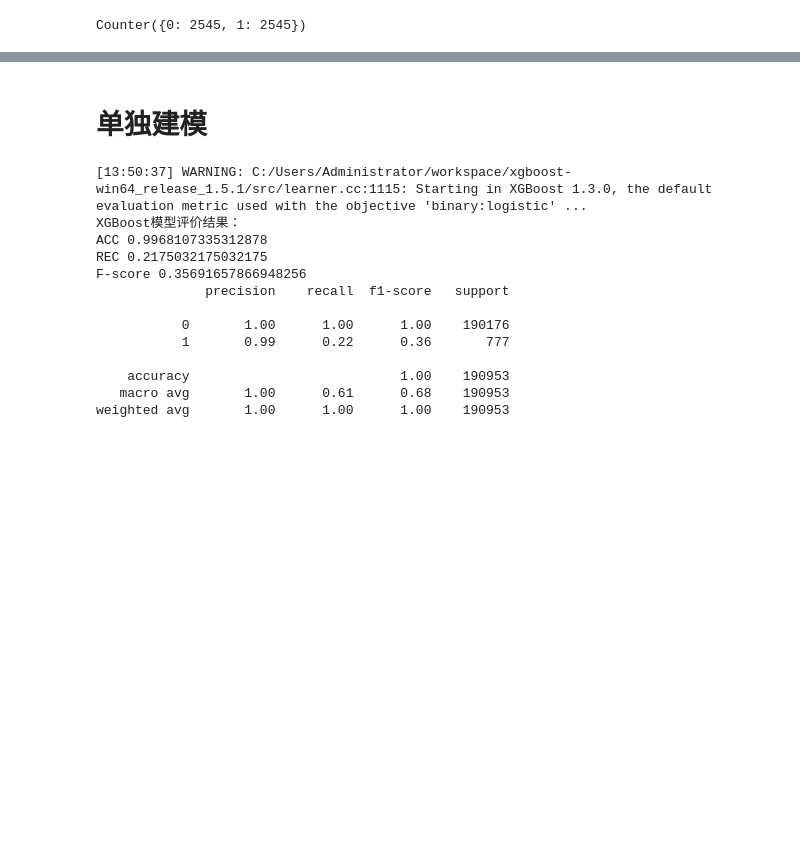
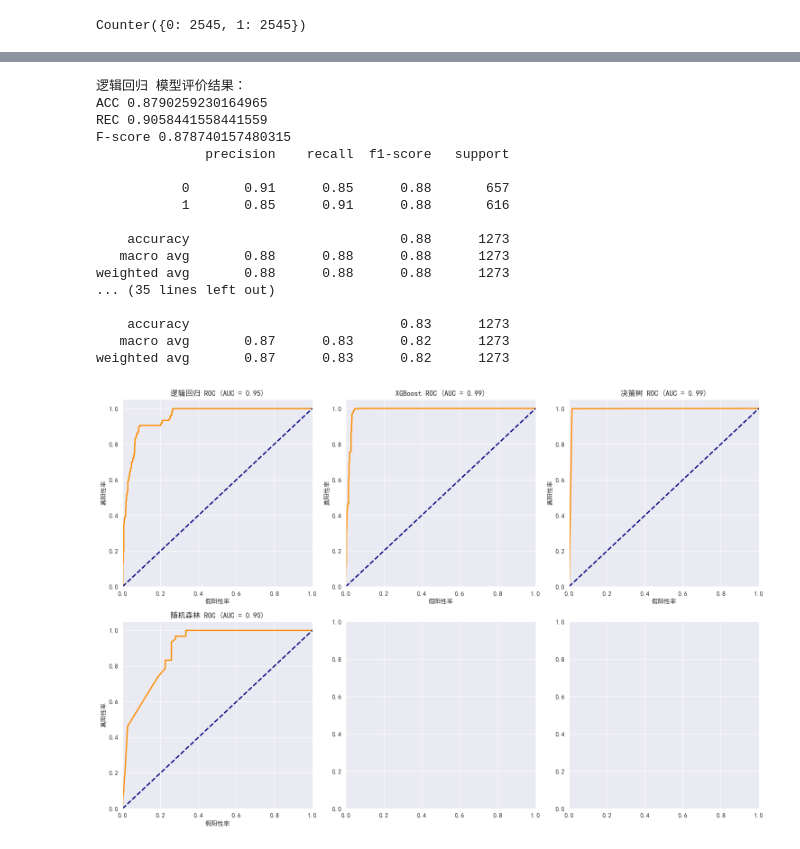
Before and after one commit to StarCodeQuest/-, a Jupyter notebook: 45/Q1_加盖装置定位故障5001.ipynb, the cells around one changed output, grey strips where cells are left out. Saved outputs shown, nothing was run; the diff lists cells and outputs as text; code cells hidden in the pictures; blank space fills up the shorter version.

```diff
--- a/45/Q1_加盖装置定位故障5001.ipynb
+++ b/45/Q1_加盖装置定位故障5001.ipynb
@@ -618,2 +233,39 @@ Text(0.5, 1.0, 'GBDT ROC (AUC = 0.99)')
+# %%
+X_train, X_test, Y_train, Y_test = train_test_split(X_resampled_RandomUnderSampler, y_resampled_RandomUnderSampler, test_size=0.25)
+# 定义模型和配置
+models = {
+    '逻辑回归': LogisticRegression(),
+    'XGBoost': xgb.XGBClassifier(n_estimators=100, max_depth=3, learning_rate=0.1, random_state=42),
+    '决策树': DecisionTreeClassifier(random_state=42),
+    '随机森林': RandomForestClassifier(n_estimators=100, max_depth=3, random_state=42)
+}
+
+# 创建绘图区域
+fig, axs = plt.subplots(2, 3, figsize=(15, 10))
+
+# 训练、评估、绘图并保存每个模型
+for i, (name, model) in enumerate(models.items()):
+    train_evaluate_save_model(model, name, X_train, Y_train, X_test, Y_test, axs, i // 3, i % 3, './Models/5001/', '欠采样')
+plt.tight_layout()
+plt.show()
+# %% [output]
+逻辑回归 模型评价结果：
+ACC 0.8790259230164965
+REC 0.9058441558441559
+F-score 0.878740157480315
+              precision    recall  f1-score   support
+
+           0       0.91      0.85      0.88       657
+           1       0.85      0.91      0.88       616
+
+    accuracy                           0.88      1273
+   macro avg       0.88      0.88      0.88      1273
+weighted avg       0.88      0.88      0.88      1273
+... (35 lines left out)
+
+    accuracy                           0.83      1273
+   macro avg       0.87      0.83      0.82      1273
+weighted avg       0.87      0.83      0.82      1273
+[figure, added]
 # %%
 fig.savefig('./Images/%sROC_随机欠采样.png'%'加盖装置定位故障5001')
@@ -622,29 +271,0 @@ X_train, X_test, Y_train, Y_test = train_test_split(X, Y, test_size=0.25)
-# %% [markdown]
-# 单独建模
-# %%
-# 构建xgboost回归模型
-xgb_model = xgb.XGBClassifier(n_estimators=100, max_depth=3, learning_rate=0.1, random_state=42)
-xgb_model.fit(X_train, Y_train)
-xgb_y_pred = xgb_model.predict(X_test)
-
-# 输出xgboost模型评价结果
-print('XGBoost模型评价结果：')
-# 准确率，召回率，F-score评价
-print("ACC",accuracy_score(Y_test, xgb_y_pred))
-print("REC",recall_score(Y_test, xgb_y_pred))
-print("F-score",f1_score(Y_test, xgb_y_pred))
-print(classification_report(Y_test, xgb_y_pred))
-# %% [output]
-[13:50:37] WARNING: C:/Users/Administrator/workspace/xgboost-win64_release_1.5.1/src/learner.cc:1115: Starting in XGBoost 1.3.0, the default evaluation metric used with the objective 'binary:logistic' ...
-XGBoost模型评价结果：
-ACC 0.9968107335312878
-REC 0.2175032175032175
-F-score 0.35691657866948256
-              precision    recall  f1-score   support
-
-           0       1.00      1.00      1.00    190176
-           1       0.99      0.22      0.36       777
-
-    accuracy                           1.00    190953
-   macro avg       1.00      0.61      0.68    190953
-weighted avg       1.00      1.00      1.00    190953
```
Also changed, not shown: parts of 31 cells of this notebook.
